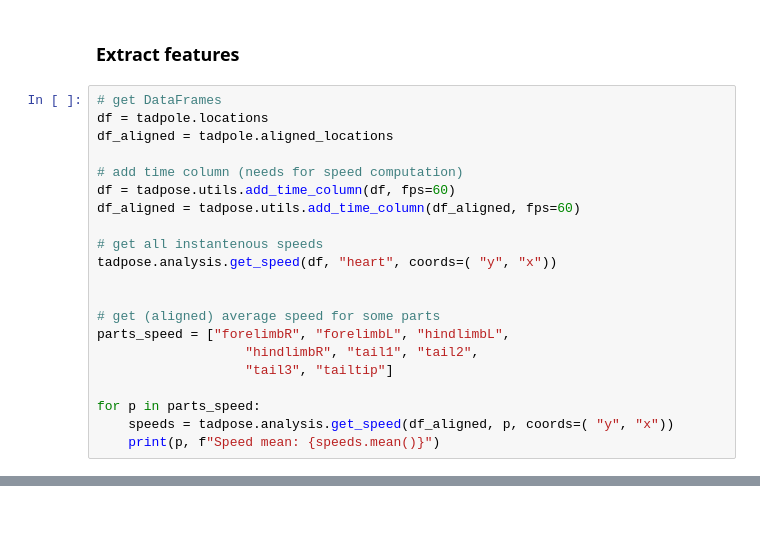
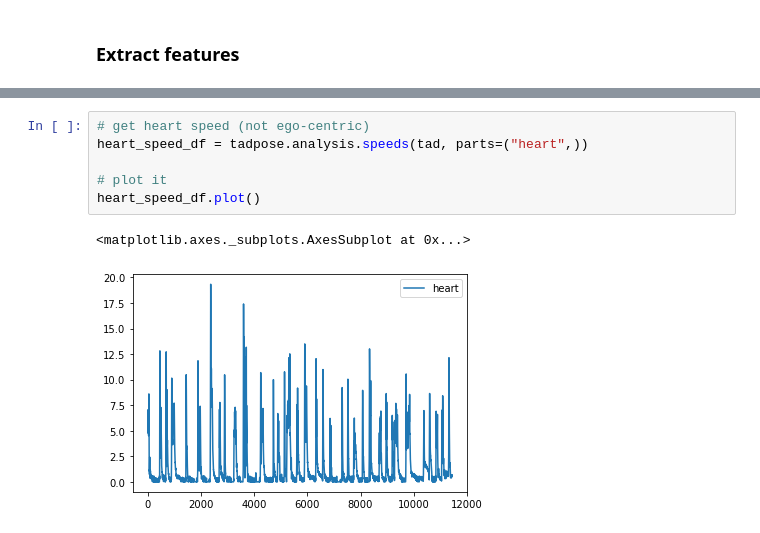
Before and after one commit to sommerc/tadpose, a Jupyter notebook: notebooks/tadpose_example_01.ipynb, the cells around one changed output, grey strips where cells are left out. Drawn from its saved outputs; the diff is of its cells as text.

```diff
--- a/notebooks/tadpose_example_01.ipynb
+++ b/notebooks/tadpose_example_01.ipynb
@@ -73,23 +89,2 @@ for p in tadpole.bodyparts:
 # %% [markdown]
 ### Extract features
-# %%
-# get DataFrames
-df = tadpole.locations
-df_aligned = tadpole.aligned_locations
-
-# add time column (needs for speed computation)
-df = tadpose.utils.add_time_column(df, fps=60)
-df_aligned = tadpose.utils.add_time_column(df_aligned, fps=60)
-
-# get all instantenous speeds
-tadpose.analysis.get_speed(df, "heart", coords=( "y", "x"))
-
-
-# get (aligned) average speed for some parts
-parts_speed = ["forelimbR", "forelimbL", "hindlimbL",
-                   "hindlimbR", "tail1", "tail2",
-                   "tail3", "tailtip"]
-
-for p in parts_speed:
-    speeds = tadpose.analysis.get_speed(df_aligned, p, coords=( "y", "x"))
-    print(p, f"Speed mean: {speeds.mean()}")
@@ -119,0 +91,9 @@ plt.tight_layout()
+# %%
+# get heart speed (not ego-centric)
+heart_speed_df = tadpose.analysis.speeds(tad, parts=("heart",))
+
+# plot it
+heart_speed_df.plot()
+# %% [output]
+<matplotlib.axes._subplots.AxesSubplot at 0x...>
+[figure, added]
```
Also changed, not shown: parts of 13 cells of this notebook, 3 other files.
